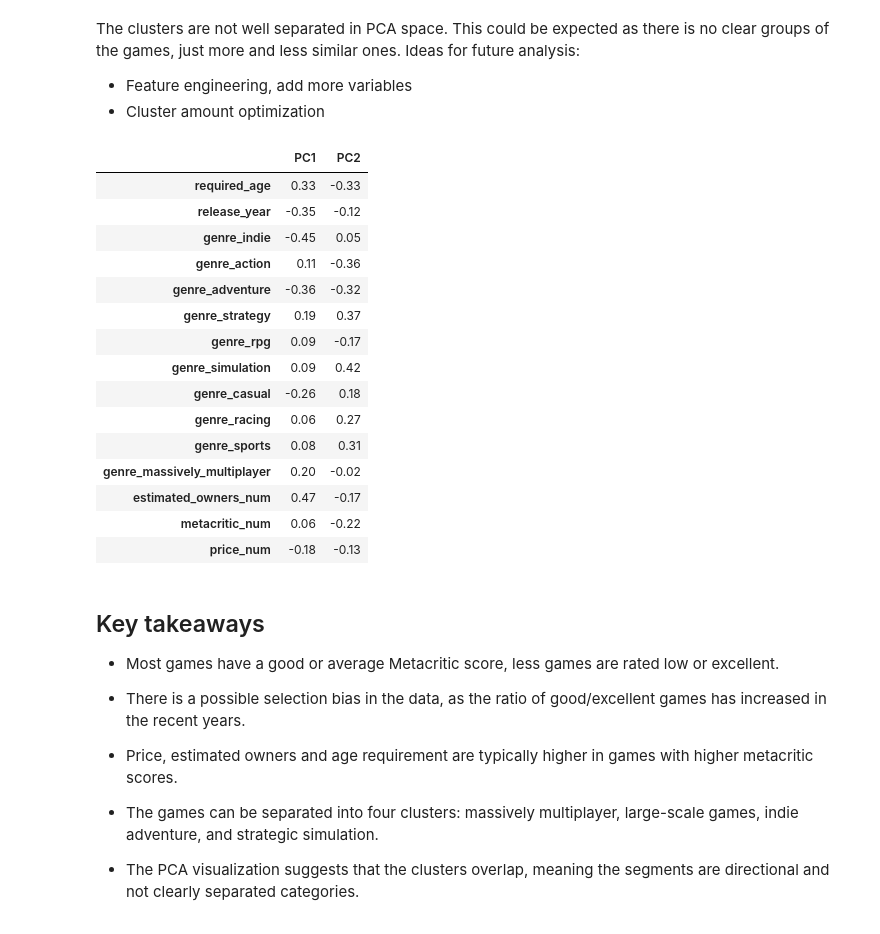
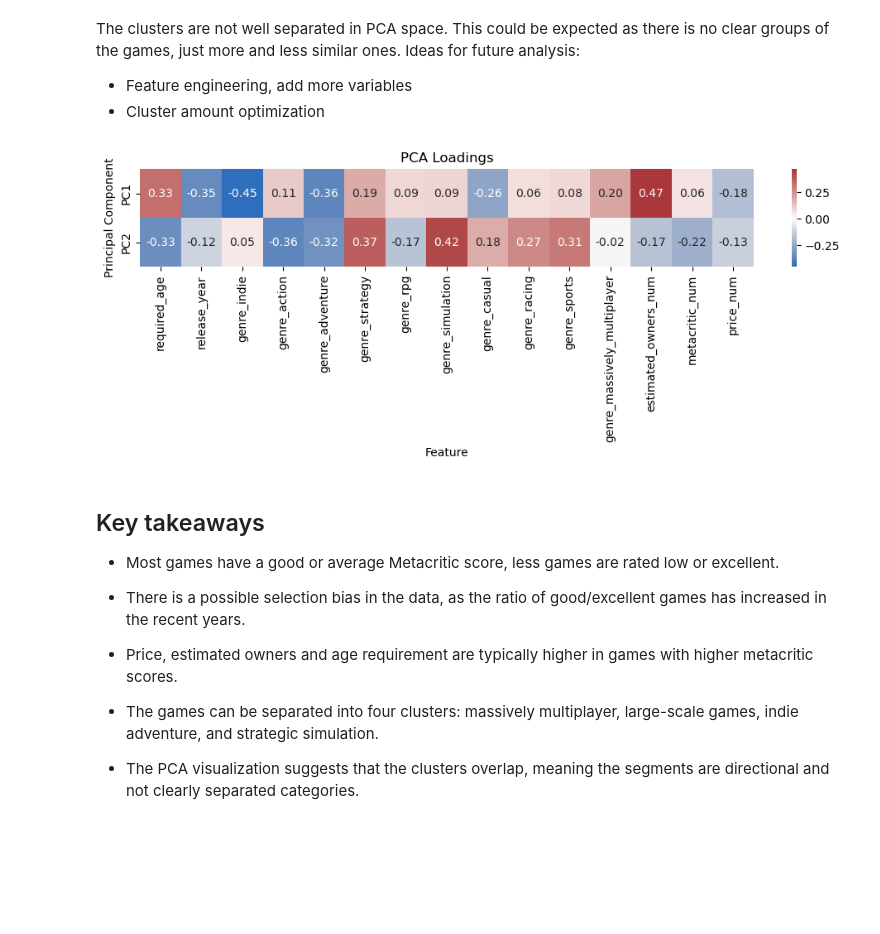
Before and after one commit to annimaijanen/learning-projects, a Jupyter notebook: dashboard_exploration/metacritic_study.ipynb, the cells around one changed output. Saved outputs shown, nothing was run; the diff lists cells and outputs as text; code cells hidden in the pictures; blank space fills up the shorter version.

Commit message:
Fix PCA loadings heatmap

```diff
--- a/dashboard_exploration/metacritic_study.ipynb
+++ b/dashboard_exploration/metacritic_study.ipynb
@@ -636,32 +636,31 @@ Ideas for future analysis:
 - Cluster amount optimization
 # %%
 # Show the importance of each variable in both PCA dimensions
+
 pca_loadings = pd.DataFrame(
     pca.components_.T,
     columns=["PC1", "PC2"],
     index=df_scaled.columns
+).T
+
+plt.figure(figsize=(10, 4))
+
+sns.heatmap(
+    pca_loadings,
+    annot=True,
+    cmap="vlag",
+    center=0,
+    fmt=".2f"
 )
-pca_loadings.style.format("{:.2f}").background_gradient(
-    cmap="vlag",
-    axis=None
-)
+
+plt.title("PCA Loadings")
+plt.xlabel("Feature")
+plt.ylabel("Principal Component")
+
+plt.tight_layout()
+plt.show()
 # %% [output]
-|  | PC1 | PC2 |
-| required_age | 0.33 | -0.33 |
-| release_year | -0.35 | -0.12 |
-| genre_indie | -0.45 | 0.05 |
-| genre_action | 0.11 | -0.36 |
-| genre_adventure | -0.36 | -0.32 |
-| genre_strategy | 0.19 | 0.37 |
-| genre_rpg | 0.09 | -0.17 |
-| genre_simulation | 0.09 | 0.42 |
-| genre_casual | -0.26 | 0.18 |
-| genre_racing | 0.06 | 0.27 |
-| genre_sports | 0.08 | 0.31 |
-| genre_massively_multiplayer | 0.20 | -0.02 |
-| estimated_owners_num | 0.47 | -0.17 |
-| metacritic_num | 0.06 | -0.22 |
-| price_num | -0.18 | -0.13 |
+[figure, added]
 # %% [markdown]
 ## Key takeaways
 - Most games have a good or average Metacritic score, less games are rated low or excellent.
```
